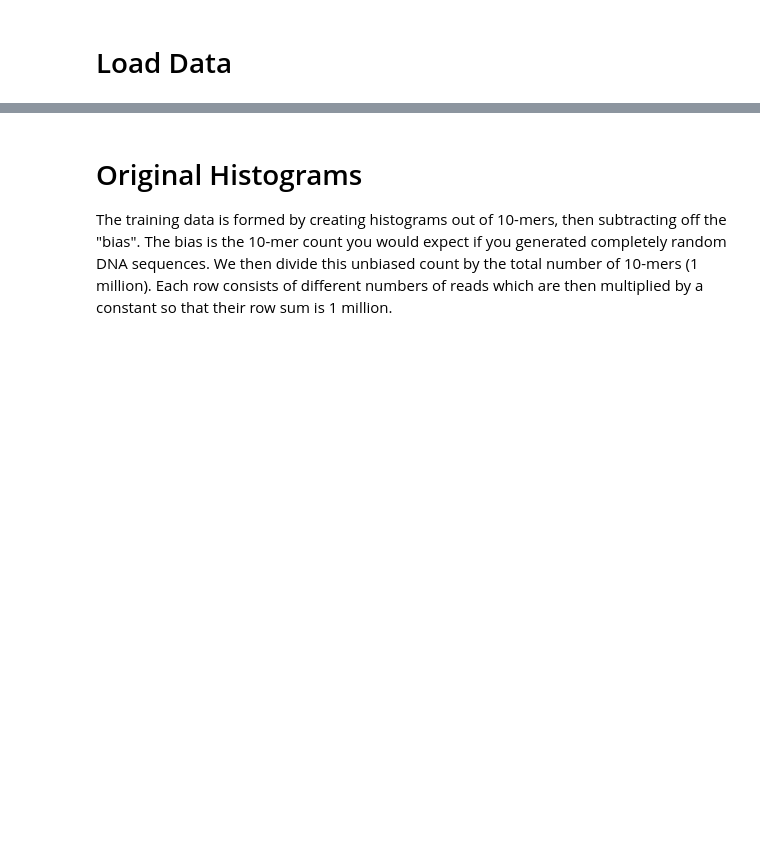
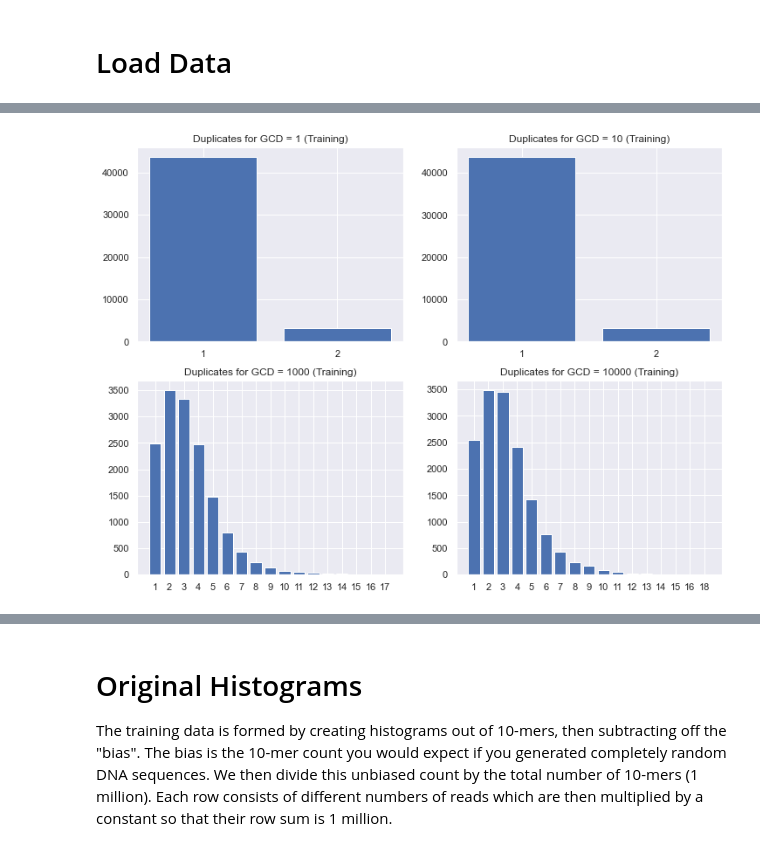
Before and after one commit to rsizem2/tabular-playground-series, a Jupyter notebook: tps-2022-02/notebooks/Notebook 1 - Exploratory Analysis.ipynb, the cells around one changed output, grey strips where cells are left out. Saved outputs shown, nothing was run; the diff lists cells and outputs as text; code cells hidden in the pictures; blank space fills up the shorter version.

```diff
--- a/tps-2022-02/notebooks/Notebook 1 - Exploratory Analysis.ipynb
+++ b/tps-2022-02/notebooks/Notebook 1 - Exploratory Analysis.ipynb
@@ -97,0 +103,19 @@ Wall time: 56.5 s
+# %%
+# Training Data Dupes
+temp = train.groupby(['gcd','sample_weight'])['target'].count()
+temp = temp.reset_index()
+temp['sample_weight'] = temp['sample_weight'].astype('str')
+fig, ax = plt.subplots(2, 2, figsize = (12,9))
+
+gcd = [[1,10],[1000,10000]]
+
+for row in range(2):
+    for col in range(2):
+        idx = 2*row + col
+        ax[row,col].bar(
+            temp[temp.gcd == gcd[row][col]]['sample_weight'],
+            temp[temp.gcd == gcd[row][col]]['target'],
+        )
+        ax[row,col].set_title(f'Duplicates for GCD = {gcd[row][col]} (Training)')
+# %% [output]
+[figure, added]
```
Also changed, not shown: parts of 13 cells of this notebook, 8 other files.
